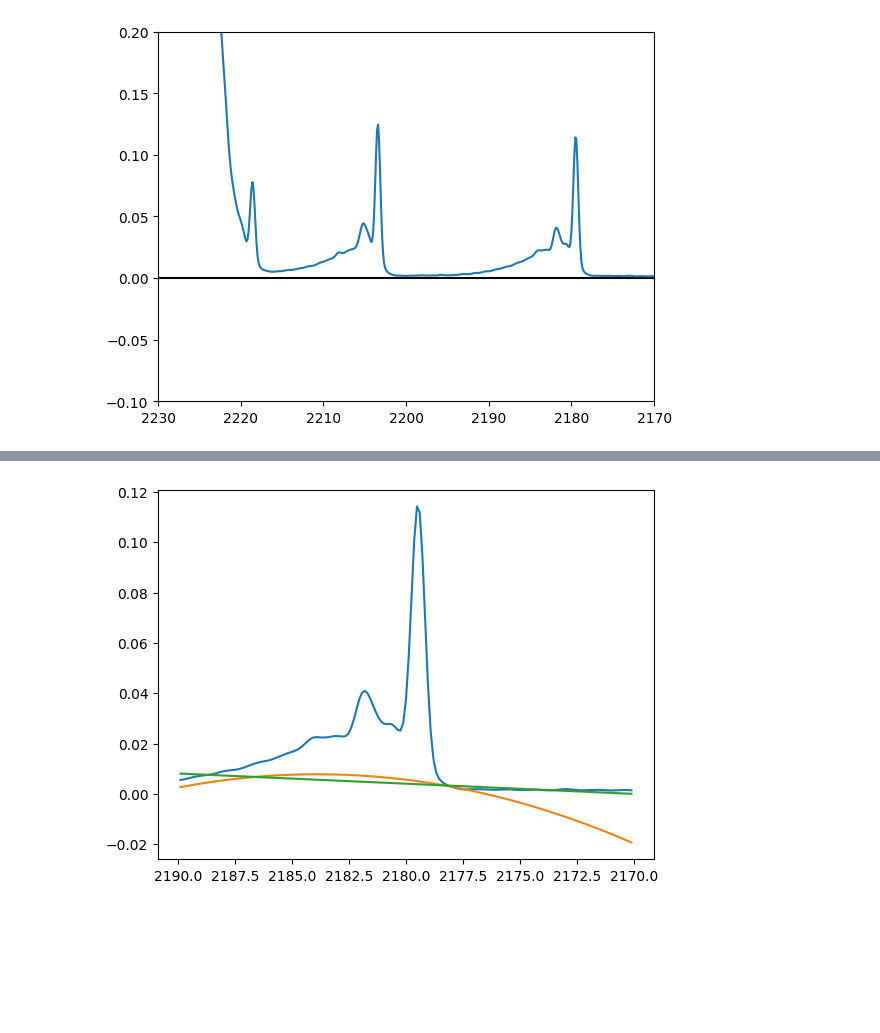
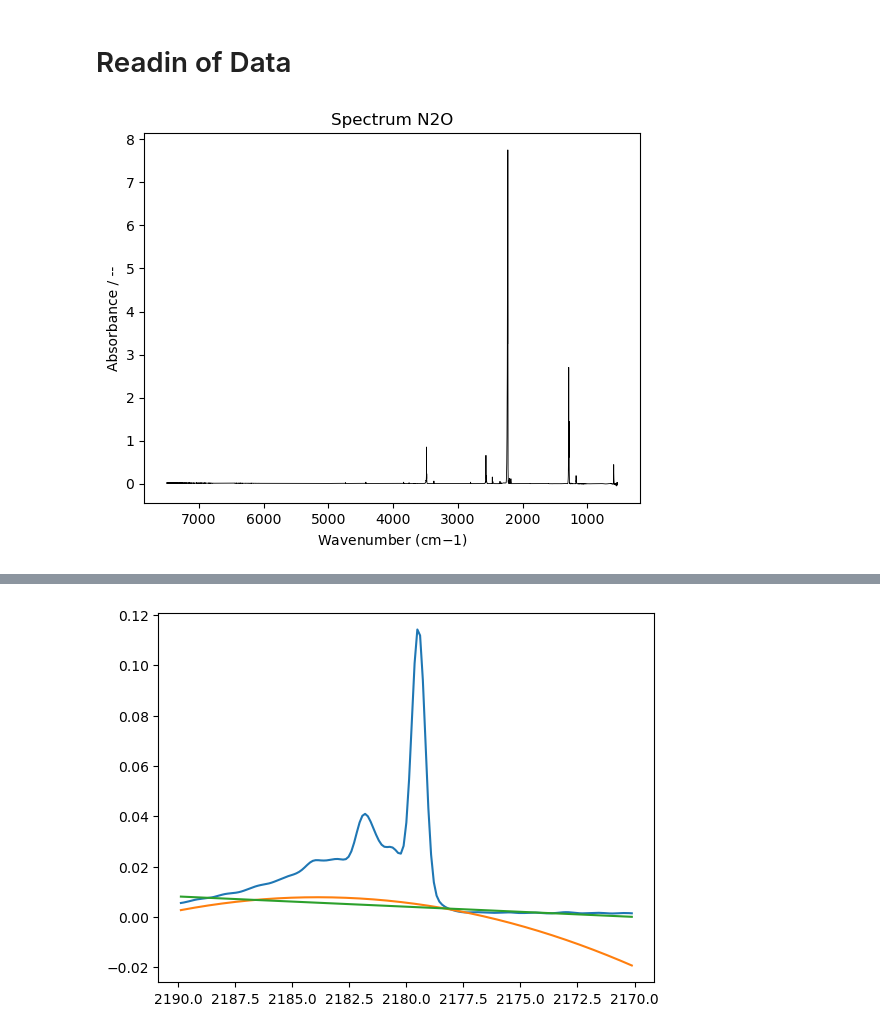
Before and after one commit to LukasMeinschad/ir_peak_int, a Jupyter notebook: spectra_test.ipynb, the cells around one changed output, grey strips where cells are left out. Saved outputs shown, nothing was run; the diff lists cells and outputs as text; code cells hidden in the pictures; blank space fills up the shorter version.

```diff
--- a/spectra_test.ipynb
+++ b/spectra_test.ipynb
@@ -95,22 +6,13 @@ def optimize_and_plot(x, y_prime, zero_crossings_indices, idx_zero_crossing, ini
-# %%
-import numpy as np
-import pandas as pd
-
-
-file_path = "shee2.csv"
-
-data = pd.read_csv(file_path, header=None, sep=";")
-data = data.replace(',', '.', regex=True).astype(float)
-data_np = data.to_numpy()
-
-x = data_np[:,0]
-
-y = data_np[:,1]
-plt.gca().invert_xaxis()
-plt.hlines(0, 2230, 2170, color='black')
-plt.xlim(2230,2170)
-plt.ylim(-0.1,0.2)
-plt.plot(x,y)
-plt.show()
-# %% [output]
-[figure, removed]
+# %% [markdown]
+# Readin of Data
+# %%
+data_pd, data_np = spec_tools.data_read_csv("shee2.csv",";",",")
+
+x = data_np[:,0]
+y = data_np[:,1]
+
+
+
+spec_tools.plot_spectra(x,y,"Spectrum N2O")
+# %% [output]
+[figure, added]
```
Also changed, not shown: parts of 13 cells of this notebook, 3 other files.
